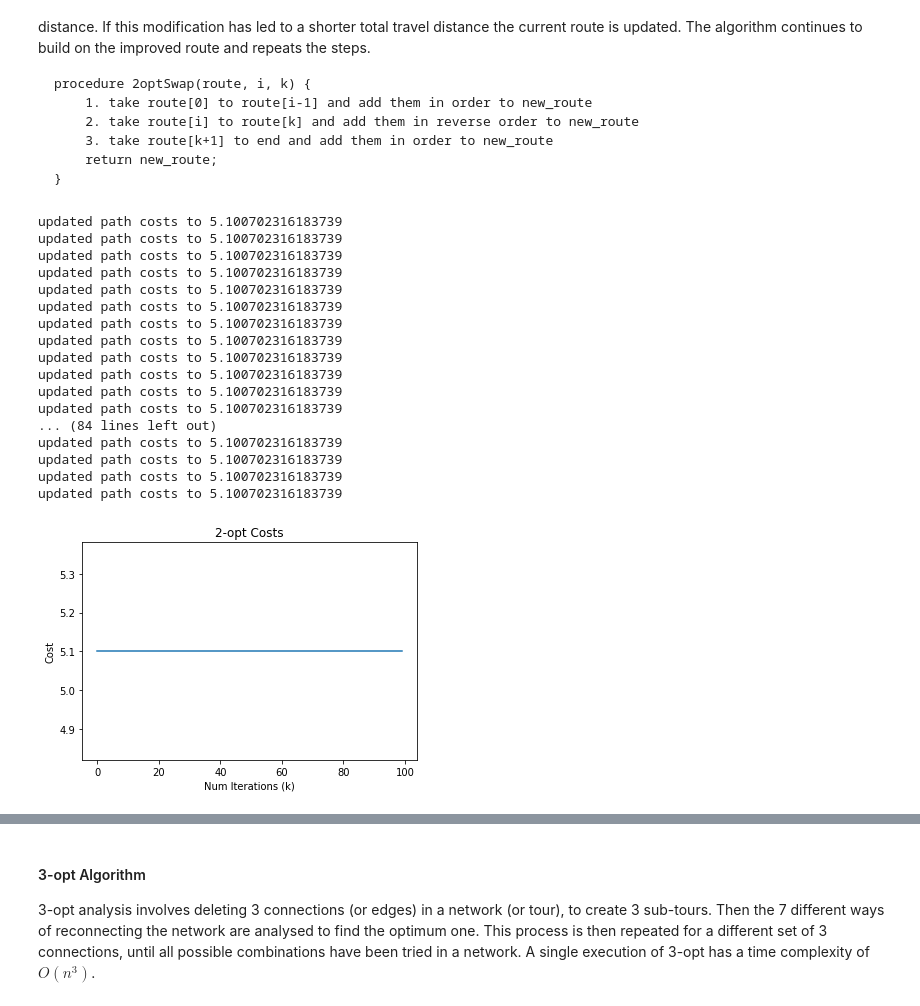
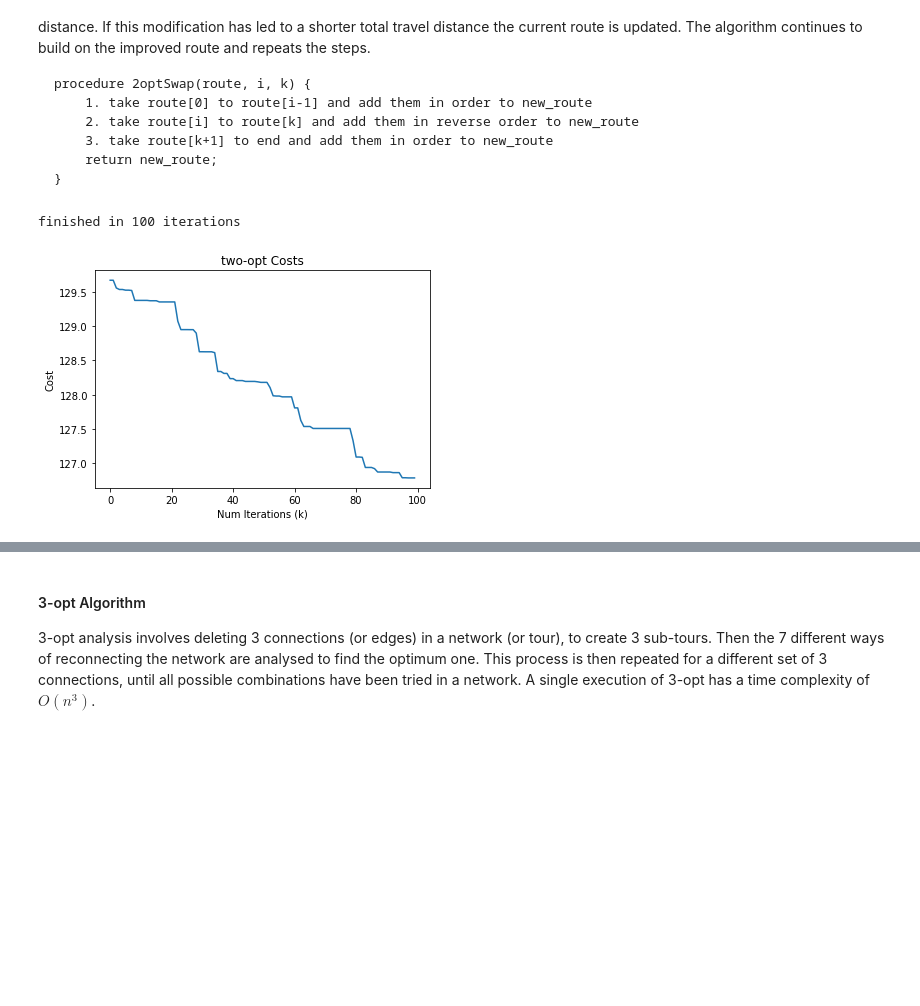
Before and after one commit to donallw/CitiBike-TSP, a Jupyter notebook: CitiBikeTSP.ipynb, the cells around one changed output, grey strips where cells are left out. Drawn from its saved outputs; the diff is of its cells as text; code cells hidden in the pictures; blank space fills up the shorter version.

```diff
--- a/CitiBikeTSP.ipynb
+++ b/CitiBikeTSP.ipynb
@@ -279,12 +342,14 @@ https://codecapsule.com/2010/04/06/simulated-annealing-traveling-salesman/
 
 https://en.wikipedia.org/wiki/Simulated_annealing
 # %%
-def sim_annealing(edge_costs, k=1000):
+def sim_annealing(stations, shuffle=True, lim=1000):
     cost_list = []
     current_state = stations.copy()
-    np.random.shuffle(current_state)
+    if shuffle:
+        np.random.shuffle(current_state)
     size = len(current_state)-1
     temperature = 1
+    k = lim
 
     for i in tqdm(range(k)):
         swapped = np.random.randint(low=0, high=size, size=2)
@@ -307,7 +372,7 @@ def sim_annealing(edge_costs, k=1000):
 
     return current_state, current_cost, cost_list
 # %%
-path, cost, cost_list = sim_annealing(edge_costs, k=int(1e5))
+path, cost, cost_list = sim_annealing(stations, lim=int(1e5))
 # %%
 cost
 # %% [output]
@@ -448,3 +519,0 @@ def farthest_first():
-# %%
-path, cost = farthest_first()
-calPathDist(path)
@@ -498,60 +573,52 @@ def generateRandomPath(path):
     if a > b:
         return b, a, path[b:a+1]
     else:
         return a, b, path[a:b+1]
 
 def reversePath(path):
     rePath = path.copy()
     rePath[1:-1] = rePath[-2:0:-1]
     return rePath
 
-def updateBestPath(bestPath):
+def updateBestPath(bestPath, lim):
     count = 0
+    itr = 0
     costs = []
-    while count < MAXCOUNT:
-        print("updated path costs to", calPathDist(bestPath))
+    while count < MAXCOUNT and itr < lim:
+        itr += 1
+#         print("updated path costs to", calPathDist(bestPath))
 #         print(bestPath.tolist())
         costs.append(calPathDist(bestPath))
         start, end, path = generateRandomPath(bestPath)
         rePath = reversePath(path)
         if pathCompare(path, rePath):
             count += 1
             continue
         else:
             count = 0
             bestPath[start:end+1] = rePath
-    plot_costs(costs)
-    return bestPath
+#     plot_costs(costs, "2-opt")
+    print("finished in", itr, "iterations")
+    return bestPath, costs
 
-def two_opt(stations):
-    bestPath = stations
-    bestPath = np.append(bestPath, stations[0])
-    bestPath = updateBestPath(bestPath)
+def two_opt(stations, shuffle=True, lim=np.PINF):
+    bestPath = stations.copy()
+    if shuffle:
+        np.random.shuffle(bestPath)
+    bestPath = np.append(bestPath, bestPath[0])
+    bestPath, cost_list = updateBestPath(bestPath, lim)
+    return calPathDist(bestPath), bestPath, cost_list
 
-def plot_costs(cost_list):
+def plot_costs(cost_list, alg_name="Algorithm"):
     plt.plot(cost_list)
     plt.ylabel('Cost')
     plt.xlabel('Num Iterations (k)')
-    plt.title('2-opt Costs')
+    plt.title(alg_name + ' Costs')
     plt.show()
 
-two_opt(nn_path)
+two_opt_cost, two_opt_path, cost_list = two_opt(stations, lim=100)
+
+plot_costs(cost_list, "two-opt")
 # %% [output]
-updated path costs to 5.100702316183739
-updated path costs to 5.100702316183739
-updated path costs to 5.100702316183739
-updated path costs to 5.100702316183739
-updated path costs to 5.100702316183739
-updated path costs to 5.100702316183739
-updated path costs to 5.100702316183739
-updated path costs to 5.100702316183739
-updated path costs to 5.100702316183739
-updated path costs to 5.100702316183739
-updated path costs to 5.100702316183739
-updated path costs to 5.100702316183739
-... (84 lines left out)
-updated path costs to 5.100702316183739
-updated path costs to 5.100702316183739
-updated path costs to 5.100702316183739
-updated path costs to 5.100702316183739
+finished in 100 iterations
-[figure, old version]
+[figure, new version]
```
Also changed, not shown: parts of 32 cells of this notebook.
